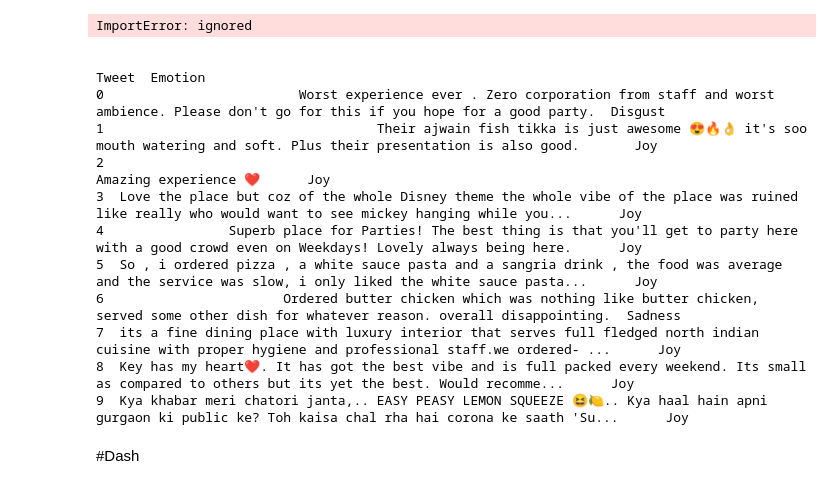
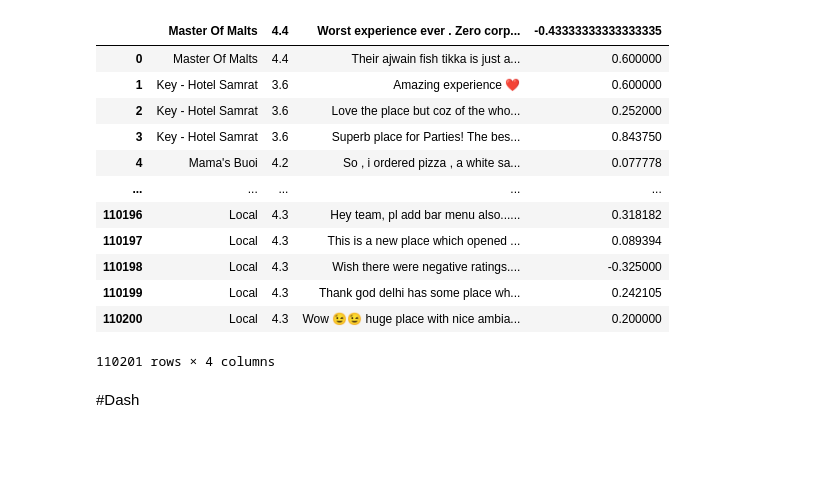
Before and after one commit to AbshkPskr/Zomato-Reviews-Analysis, a Jupyter notebook: z_graphs.ipynb, the cells around one changed output. Cells and saved outputs as stored; diff of their text form; code cells hidden in the pictures; blank space fills up the shorter version.

```diff
--- a/z_graphs.ipynb
+++ b/z_graphs.ipynb
@@ -164,21 +172,6 @@ class EmotionPredictor:
             t = re.sub(r"pic\.twitter\.com/\S+", "", t)     # remove pic.twitter.com URLS
             indices.append([self.char_to_ind[char] for char in t])
         return sequence.pad_sequences(indices, maxlen=self.max_len)
-# %%
-import pandas as pd
-
-# Pandas presentation options
-pd.options.display.max_colwidth = 150   # show whole tweet's content
-pd.options.display.width = 200          # don't break columns
-# pd.options.display.max_columns = 7      # maximal number of columns
-
-# Predictor for Ekman's emotions in multiclass setting.
-model = EmotionPredictor(classification='ekman', setting='mc', use_unison_model=True)
-tweets = ["Watching the sopranos again from start to finish!"]
-
-predictions = model.predict_classes(tweets)
-probabilities = model.predict_probabilities(tweets)
-embeddings = model.embed(tweets)
 # %%
 models = []
 models.append(EmotionPredictor(classification='plutchik', setting='mc', use_unison_model=False))
@@ -190,29 +206,24 @@ models.append(EmotionPredictor(classification='poms', setting='ml', use_unison_m
 # %%
-try:
-    from collections import OrderedDict
-except ImportError:
-    from ordereddict import OrderedDict
-
-import pandas as pd
 
 for model in models:
     emotion = model.predict_classes(df['review'][0:10].to_list())
-    break
-
-pd.DataFrame(emotion)
+    emotion.to_csv("data-"+model.name+".csv")#, mode = 'a', header = False, index=False)
-# %% [output]
-ImportError: ignored
-                                                                                                                                                   Tweet  Emotion
-0                         Worst experience ever . Zero corporation from staff and worst ambience. Please don't go for this if you hope for a good party.  Disgust
-1                                   Their ajwain fish tikka is just awesome 😍🔥👌 it's soo mouth watering and soft. Plus their presentation is also good.       Joy
-2                                                                                                                                  Amazing experience ❤️      Joy
-3  Love the place but coz of the whole Disney theme the whole vibe of the place was ruined like really who would want to see mickey hanging while you...      Joy
-4                Superb place for Parties! The best thing is that you'll get to party here with a good crowd even on Weekdays! Lovely always being here.      Joy
-5  So , i ordered pizza , a white sauce pasta and a sangria drink , the food was average and the service was slow, i only liked the white sauce pasta...      Joy
-6                       Ordered butter chicken which was nothing like butter chicken, served some other dish for whatever reason. overall disappointing.  Sadness
-7  its a fine dining place with luxury interior that serves full fledged north indian cuisine with proper hygiene and professional staff.we ordered- ...      Joy
-8  Key has my heart❤️. It has got the best vibe and is full packed every weekend. Its small as compared to others but its yet the best. Would recomme...      Joy
-9  Kya khabar meri chatori janta,.. EASY PEASY LEMON SQUEEZE 😆🍋.. Kya haal hain apni gurgaon ki public ke? Toh kaisa chal rha hai corona ke saath 'Su...      Joy
+# %%
+pd.read_csv("out.csv")
+# %% [output]
+|  | Master Of Malts | 4.4 | Worst experience ever . Zero corp... | -0.43333333333333335 |
+| 0 | Master Of Malts | 4.4 | Their ajwain fish tikka is just a... | 0.600000 |
+| 1 | Key - Hotel Samrat | 3.6 | Amazing experience ❤️ | 0.600000 |
+| 2 | Key - Hotel Samrat | 3.6 | Love the place but coz of the who... | 0.252000 |
+| 3 | Key - Hotel Samrat | 3.6 | Superb place for Parties! The bes... | 0.843750 |
+| 4 | Mama's Buoi | 4.2 | So , i ordered pizza , a white sa... | 0.077778 |
+| ... | ... | ... | ... | ... |
+| 110196 | Local | 4.3 | Hey team, pl add bar menu also...... | 0.318182 |
+| 110197 | Local | 4.3 | This is a new place which opened ... | 0.089394 |
+| 110198 | Local | 4.3 | Wish there were negative ratings.... | -0.325000 |
+| 110199 | Local | 4.3 | Thank god delhi has some place wh... | 0.242105 |
+| 110200 | Local | 4.3 | Wow 😉😉 huge place with nice ambia... | 0.200000 |
+110201 rows × 4 columns
 # %% [markdown]
 #Dash
 # %%
```
Also changed, not shown: parts of 7 cells of this notebook.
